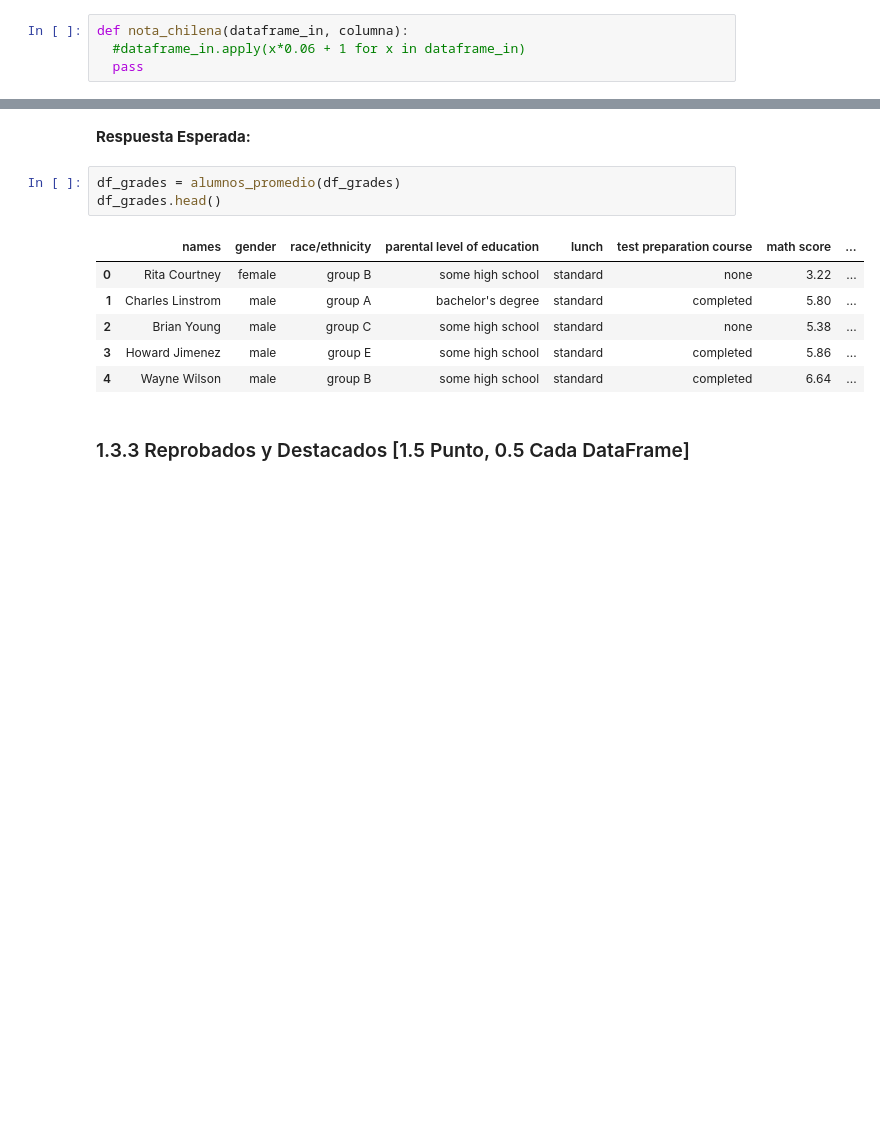
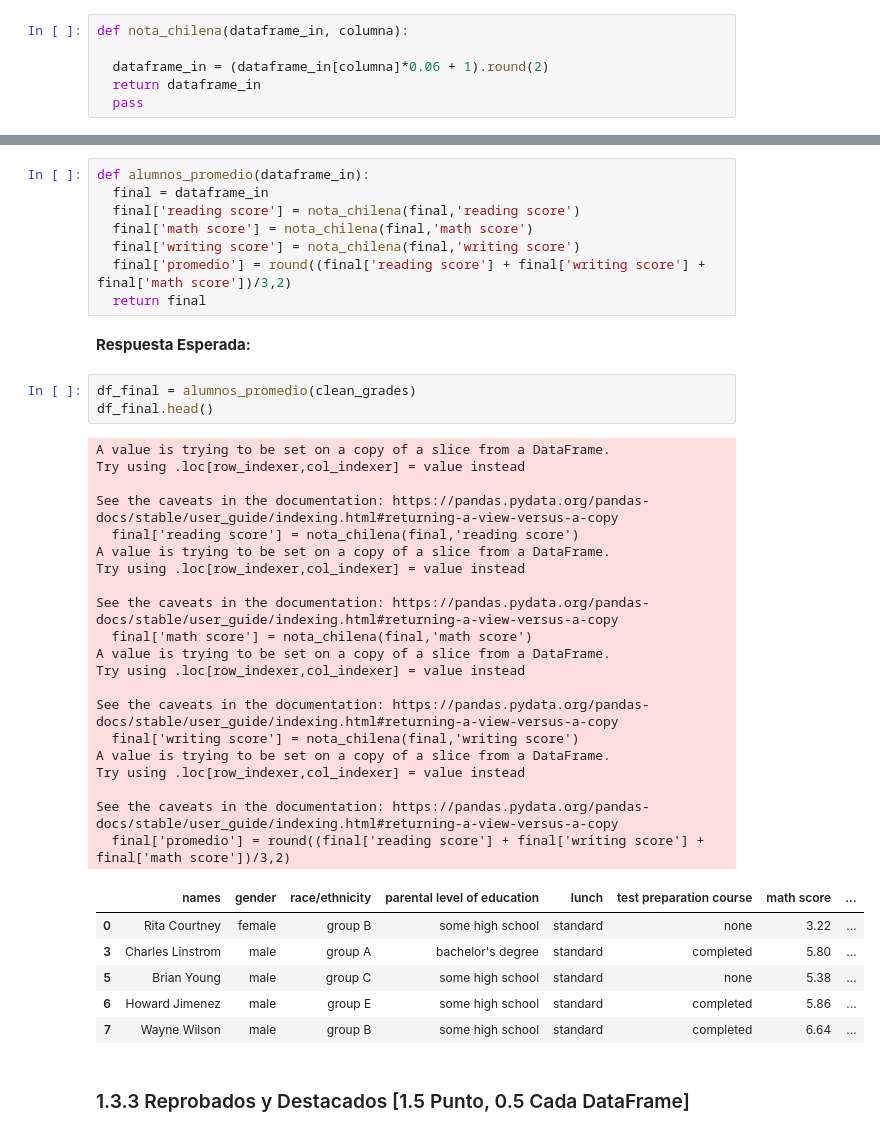
Before and after one commit to HexaPulsar/LabMDS, a Jupyter notebook: Lab_4/Laboratorio4_enunciado.ipynb, the cells around one changed output, grey strips where cells are left out. Cells and saved outputs as stored; diff of their text form; blank space fills up the shorter version.

```diff
--- a/Lab_4/Laboratorio4_enunciado.ipynb
+++ b/Lab_4/Laboratorio4_enunciado.ipynb
@@ -400,5 +438,7 @@ Utilizando la ecuación entregada, cree una función que le permita pasar a la e
 **Respuesta:**
 # %%
 def nota_chilena(dataframe_in, columna):
-  #dataframe_in.apply(x*0.06 + 1 for x in dataframe_in)
+
+  dataframe_in = (dataframe_in[columna]*0.06 + 1).round(2)
+  return dataframe_in
   pass
@@ -417,15 +469,43 @@ def alumnos_promedio(dataframe_in):
+# %%
+def alumnos_promedio(dataframe_in):
+  final = dataframe_in
+  final['reading score'] = nota_chilena(final,'reading score')
+  final['math score'] = nota_chilena(final,'math score')
+  final['writing score'] = nota_chilena(final,'writing score')
+  final['promedio'] = round((final['reading score'] + final['writing score'] + final['math score'])/3,2)
+  return final
 # %% [markdown]
 **Respuesta Esperada:**
-# %%
-df_grades = alumnos_promedio(df_grades)
-df_grades.head()
-# %% [output]
-|  | names | gender | race/ethnicity | parental level of education | lunch | test preparation course | math score | ... |
-| 0 | Rita Courtney | female | group B | some high school | standard | none | 3.22 | ... |
-| 1 | Charles Linstrom | male | group A | bachelor's degree | standard | completed | 5.80 | ... |
-| 2 | Brian Young | male | group C | some high school | standard | none | 5.38 | ... |
-| 3 | Howard Jimenez | male | group E | some high school | standard | completed | 5.86 | ... |
-| 4 | Wayne Wilson | male | group B | some high school | standard | completed | 6.64 | ... |
+# %%
+df_final = alumnos_promedio(clean_grades)
+df_final.head()
+# %% [output]
+A value is trying to be set on a copy of a slice from a DataFrame.
+Try using .loc[row_indexer,col_indexer] = value instead
+
+See the caveats in the documentation: https://pandas.pydata.org/pandas-docs/stable/user_guide/indexing.html#returning-a-view-versus-a-copy
+  final['reading score'] = nota_chilena(final,'reading score')
+A value is trying to be set on a copy of a slice from a DataFrame.
+Try using .loc[row_indexer,col_indexer] = value instead
+
+See the caveats in the documentation: https://pandas.pydata.org/pandas-docs/stable/user_guide/indexing.html#returning-a-view-versus-a-copy
+  final['math score'] = nota_chilena(final,'math score')
+A value is trying to be set on a copy of a slice from a DataFrame.
+Try using .loc[row_indexer,col_indexer] = value instead
+
+See the caveats in the documentation: https://pandas.pydata.org/pandas-docs/stable/user_guide/indexing.html#returning-a-view-versus-a-copy
+  final['writing score'] = nota_chilena(final,'writing score')
+A value is trying to be set on a copy of a slice from a DataFrame.
+Try using .loc[row_indexer,col_indexer] = value instead
+
+See the caveats in the documentation: https://pandas.pydata.org/pandas-docs/stable/user_guide/indexing.html#returning-a-view-versus-a-copy
+  final['promedio'] = round((final['reading score'] + final['writing score'] + final['math score'])/3,2)
+|  | names | gender | race/ethnicity | parental level of education | lunch | test preparation course | math score | ... |
+| 0 | Rita Courtney | female | group B | some high school | standard | none | 3.22 | ... |
+| 3 | Charles Linstrom | male | group A | bachelor's degree | standard | completed | 5.80 | ... |
+| 5 | Brian Young | male | group C | some high school | standard | none | 5.38 | ... |
+| 6 | Howard Jimenez | male | group E | some high school | standard | completed | 5.86 | ... |
+| 7 | Wayne Wilson | male | group B | some high school | standard | completed | 6.64 | ... |
 # %% [markdown]
 ### 1.3.3 Reprobados y Destacados [1.5 Punto, 0.5 Cada DataFrame]
 # %% [markdown]
```
Also changed, not shown: parts of 12 cells of this notebook.
